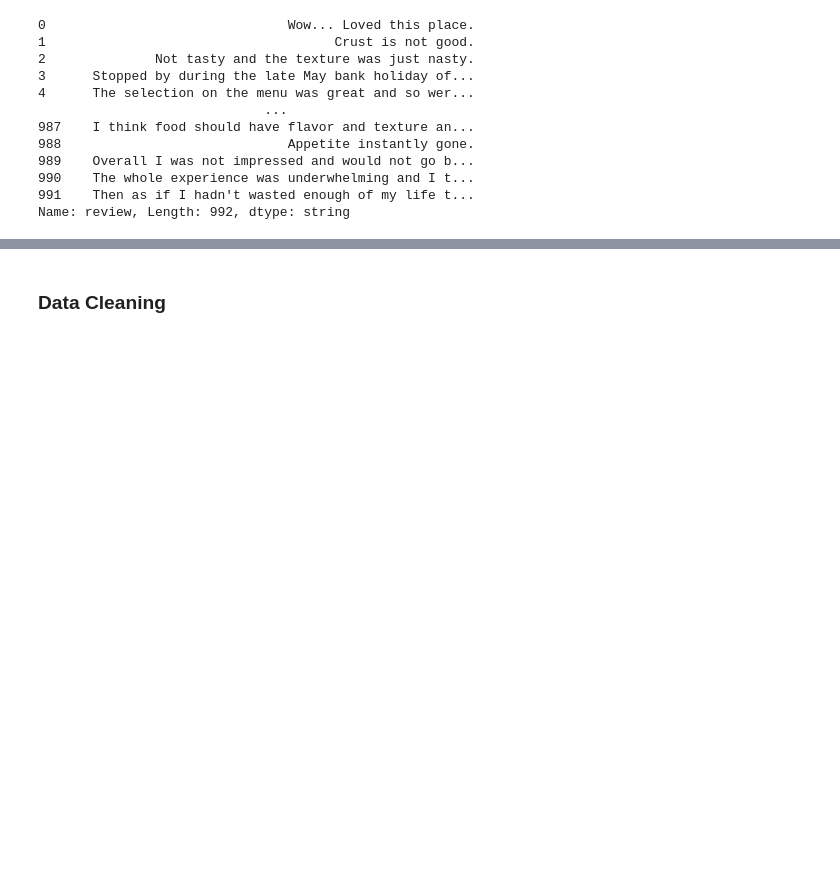
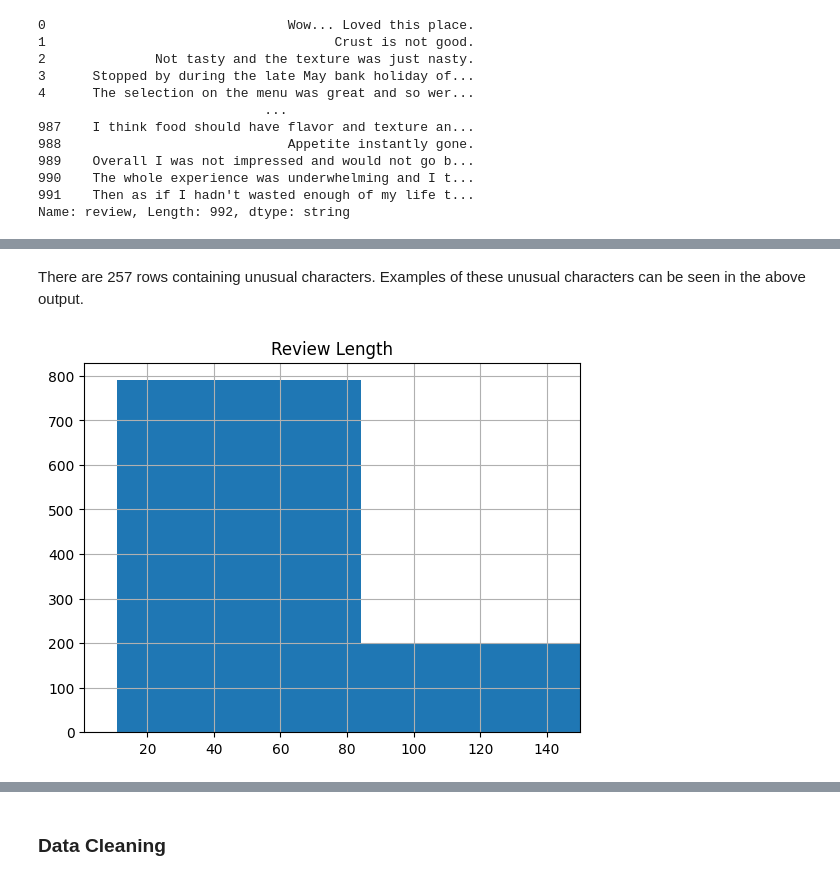
Before and after one commit to sjo1403/advanced-data-analytics, a Jupyter notebook: D213 Task 2.ipynb, the cells around one changed output, grey strips where cells are left out. Saved outputs shown, nothing was run; the diff lists cells and outputs as text; code cells hidden in the pictures; blank space fills up the shorter version.

```diff
--- a/D213 Task 2.ipynb
+++ b/D213 Task 2.ipynb
@@ -93,0 +121,13 @@ df.head(5)
+# %% [markdown]
+There are 257 rows containing unusual characters. Examples of these unusual characters can be seen in the above output.
+# %%
+# import matplotlib for visualizations
+import matplotlib.pyplot as plt
+
+# plot histogram of review lengths
+df.review.str.len().hist()
+plt.xlim(1, 150)
+plt.title('Review Length')
+plt.show()
+# %% [output]
+[figure, added]
```
Also changed, not shown: parts of 22 cells of this notebook.
